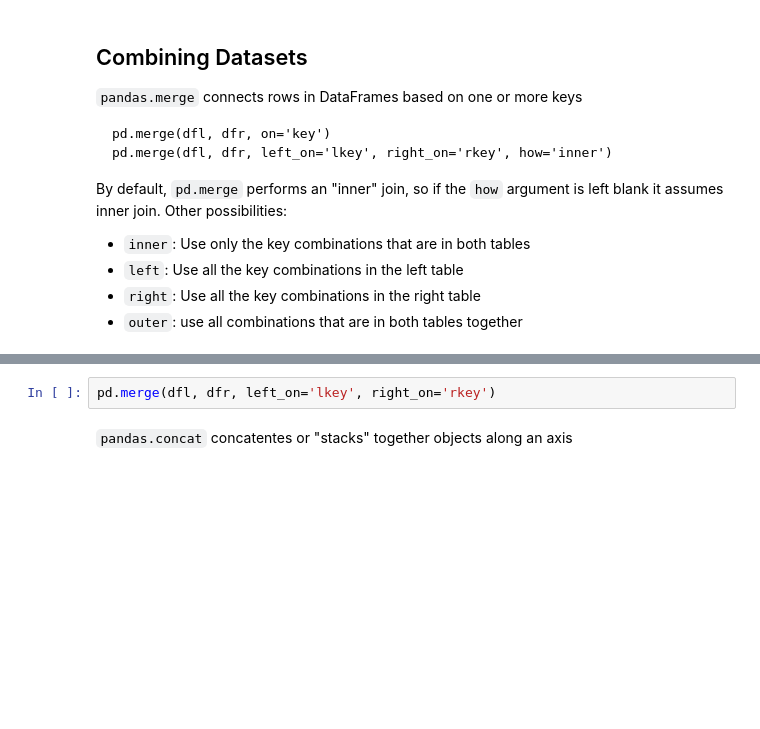
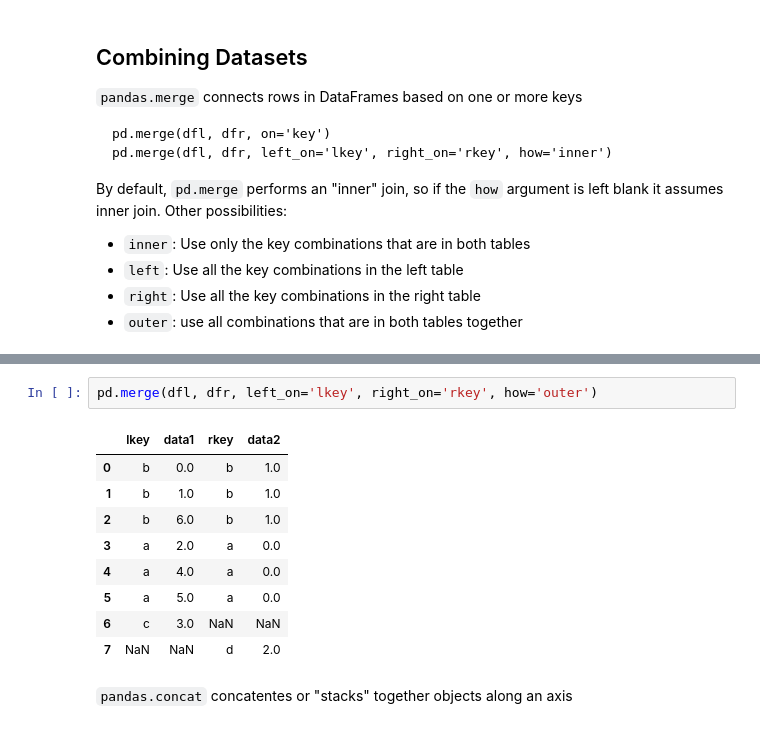
Before and after one commit to stat426-fall2021/Lectures, a Jupyter notebook: Notebooks/Python Review Sep 7 2021.ipynb, the cells around one changed output, grey strips where cells are left out. Drawn from its saved outputs; the diff is of its cells as text; blank space fills up the shorter version.

````diff
--- a/Notebooks/Python Review Sep 7 2021.ipynb
+++ b/Notebooks/Python Review Sep 7 2021.ipynb
@@ -251,5 +442,15 @@ dfr
 # %%
-pd.merge(dfl, dfr, left_on='lkey', right_on='rkey')
+pd.merge(dfl, dfr, left_on='lkey', right_on='rkey', how='outer')
+# %% [output]
+|  | lkey | data1 | rkey | data2 |
+| 0 | b | 0.0 | b | 1.0 |
+| 1 | b | 1.0 | b | 1.0 |
+| 2 | b | 6.0 | b | 1.0 |
+| 3 | a | 2.0 | a | 0.0 |
+| 4 | a | 4.0 | a | 0.0 |
+| 5 | a | 5.0 | a | 0.0 |
+| 6 | c | 3.0 | NaN | NaN |
+| 7 | NaN | NaN | d | 2.0 |
 # %% [markdown]
 ```pandas.concat``` concatentes or "stacks" together objects along an axis
 # %%
````
Also changed, not shown: parts of 37 cells of this notebook, 1 other file.
